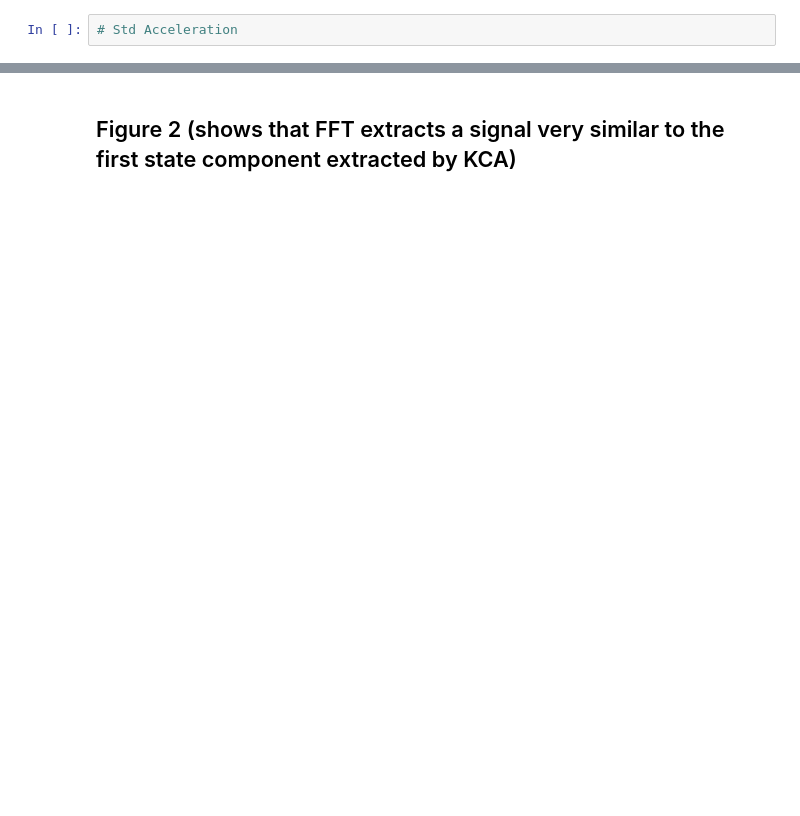
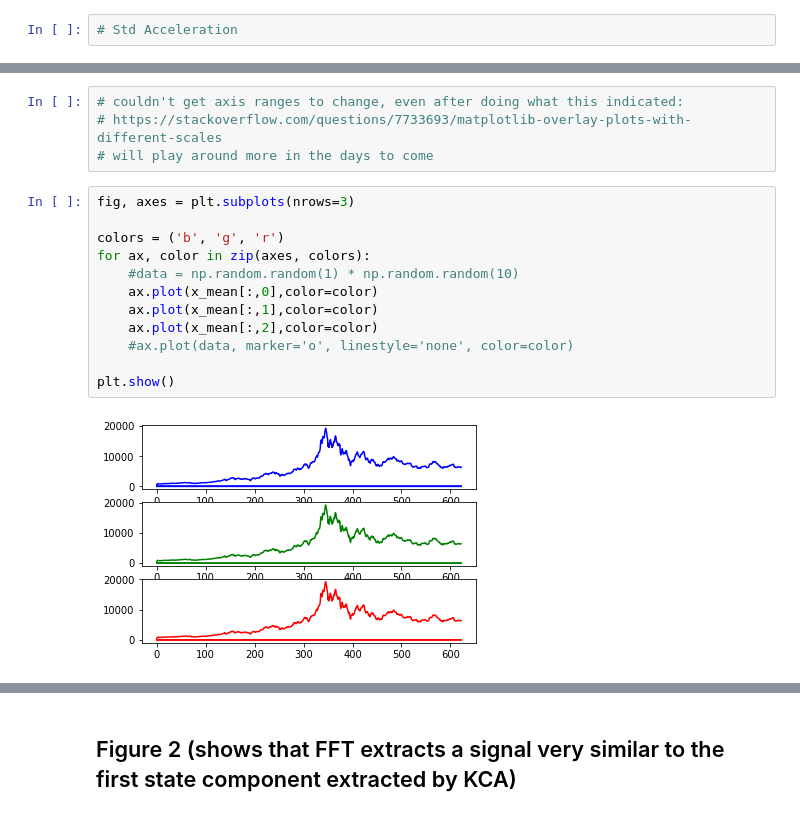
Before and after one commit to isatobo/it_prophet_quickstart, a Jupyter notebook: PriceKineticComponentAnalysis_NB3.ipynb, the cells around one changed output, grey strips where cells are left out. Drawn from its saved outputs; the diff is of its cells as text; blank space fills up the shorter version.

```diff
--- a/PriceKineticComponentAnalysis_NB3.ipynb
+++ b/PriceKineticComponentAnalysis_NB3.ipynb
@@ -133,0 +166,18 @@ Text(0.5,1,'Acceleration')
+# %%
+# couldn't get axis ranges to change, even after doing what this indicated:
+# https://stackoverflow.com/questions/7733693/matplotlib-overlay-plots-with-different-scales
+# will play around more in the days to come
+# %%
+fig, axes = plt.subplots(nrows=3)
+
+colors = ('b', 'g', 'r')
+for ax, color in zip(axes, colors):
+    #data = np.random.random(1) * np.random.random(10)
+    ax.plot(x_mean[:,0],color=color)
+    ax.plot(x_mean[:,1],color=color)
+    ax.plot(x_mean[:,2],color=color)
+    #ax.plot(data, marker='o', linestyle='none', color=color)
+
+plt.show()
+# %% [output]
+[figure, added]
```
Also changed, not shown: parts of 30 cells of this notebook.
